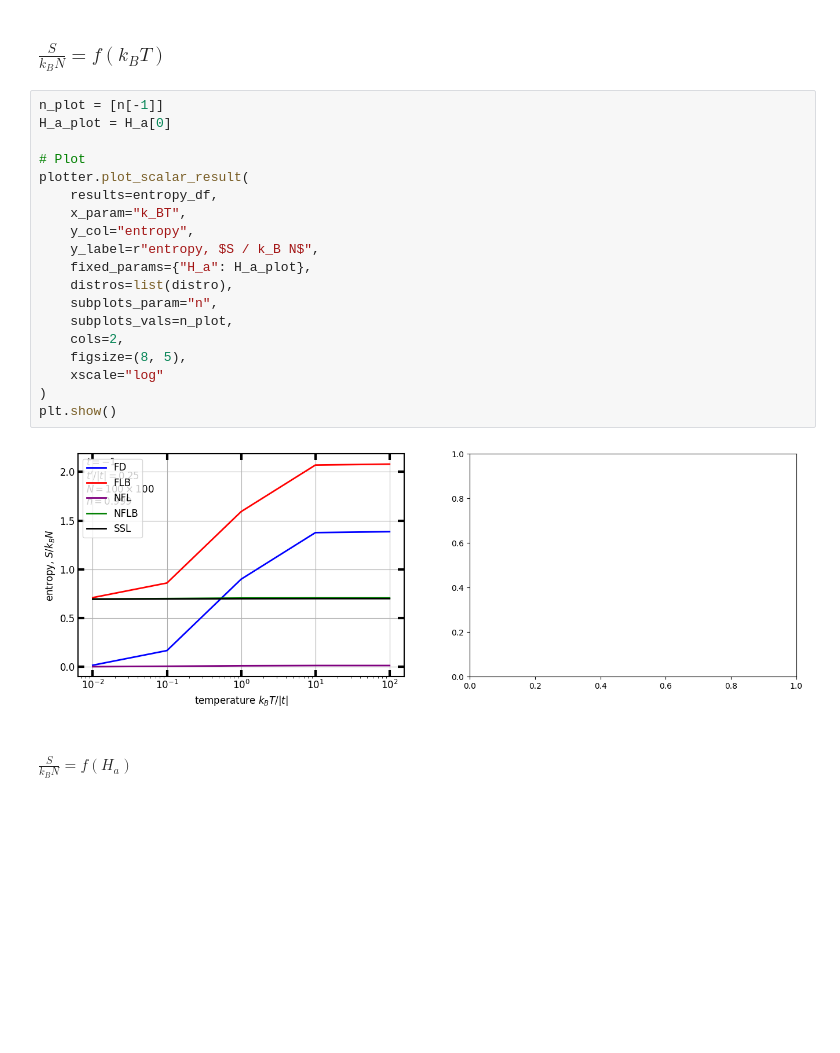
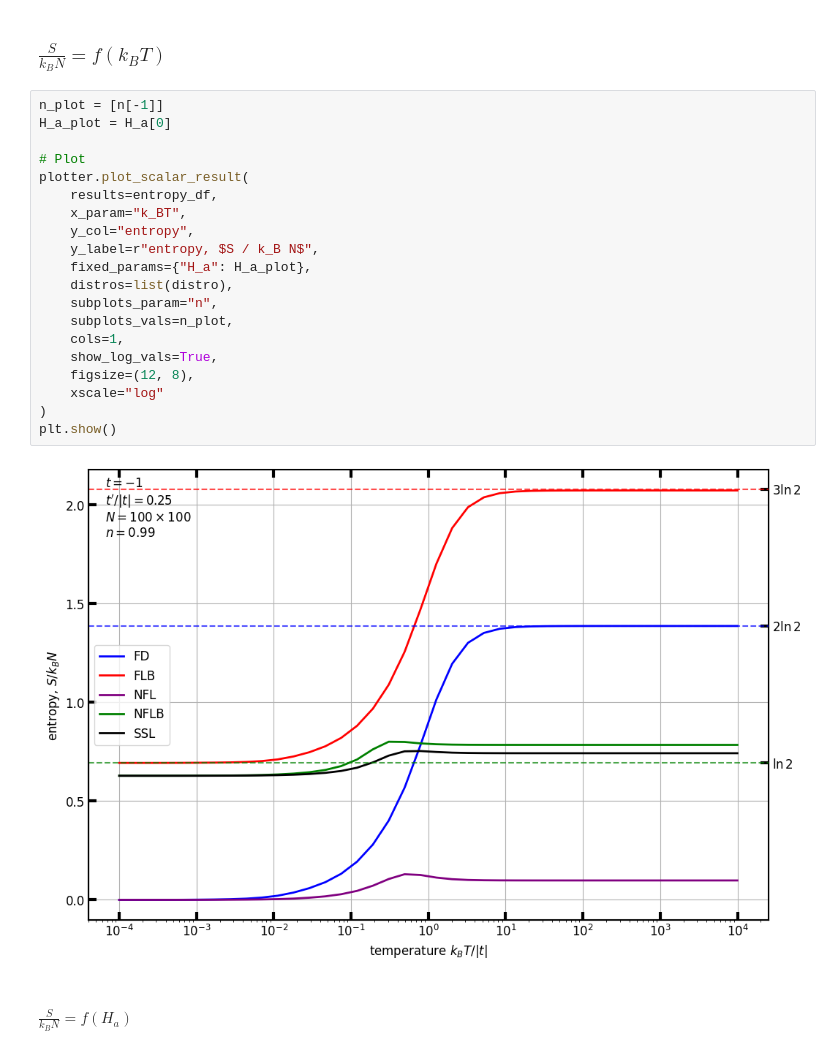
Before and after one commit to Mateuszzx/quantum-statistics-solver, a Jupyter notebook: notebooks/03_entropy.ipynb, the cells around one changed output. Saved outputs shown, nothing was run; the diff lists cells and outputs as text; blank space fills up the shorter version.

Commit message:
Distriburion_Entropy Graphs

```diff
--- a/notebooks/03_entropy.ipynb
+++ b/notebooks/03_entropy.ipynb
@@ -90,24 +90,25 @@ plt.show()
 # %%
 n_plot = [n[-1]]
 H_a_plot = H_a[0]
 
 # Plot
 plotter.plot_scalar_result(
     results=entropy_df,
     x_param="k_BT",
     y_col="entropy",
     y_label=r"entropy, $S / k_B N$",
     fixed_params={"H_a": H_a_plot},
     distros=list(distro),
     subplots_param="n",
     subplots_vals=n_plot,
-    cols=2,
-    figsize=(8, 5),
+    cols=1,
+    show_log_vals=True,
+    figsize=(12, 8),
     xscale="log"
 )
 plt.show()
 # %% [output]
-[figure, old version]
+[figure, new version]
 # %% [markdown]
 #### $\frac{S} {k_B N} = f(H_a)$
 # %%
```
Also changed, not shown: parts of 4 cells of this notebook, 8 other files.
